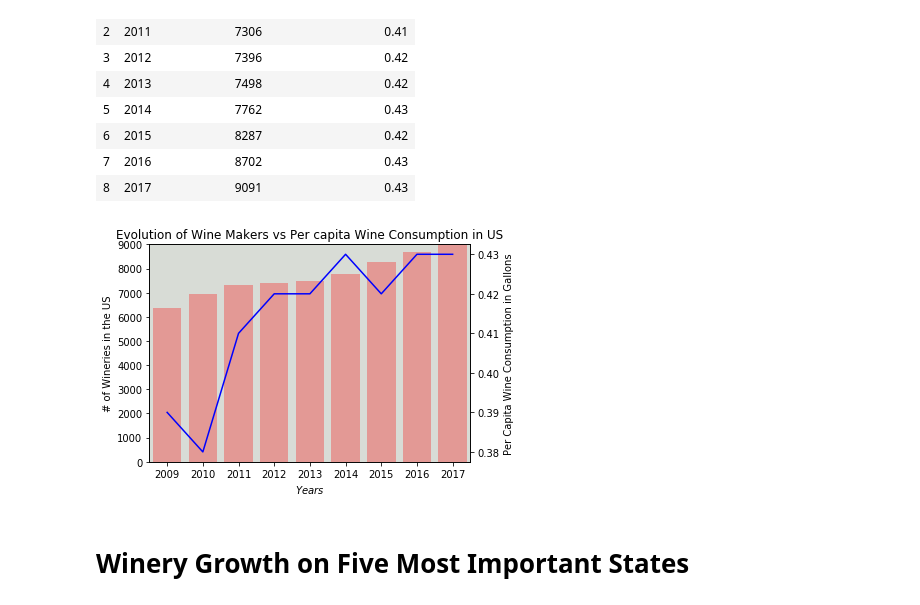
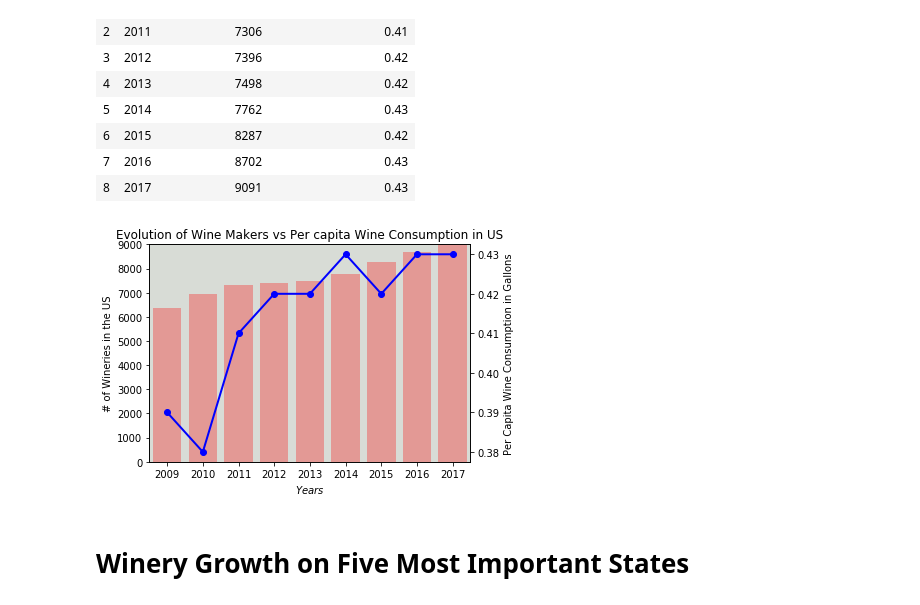
Before and after one commit to epayne323/ProjectOneRepo, a Jupyter notebook: Notebooks/working1_LC.ipynb, the cells around one changed output. Saved outputs shown, nothing was run; the diff lists cells and outputs as text; code cells hidden in the pictures.

```diff
--- a/Notebooks/working1_LC.ipynb
+++ b/Notebooks/working1_LC.ipynb
@@ -49,26 +49,26 @@ merged_wine
 # %%
 #Plot graph with 2 "y" axes
 fig, ax1 = plt.subplots()
 
 #Plot bars
 
 ax1.bar(merged_wine['Year'],merged_wine['# Wineries in US'], color='r', alpha = 0.3, align ='center')
 ax1.set_xlabel('$Years$')
 ax1.set_ylabel('# of Wineries in the US')
 ax = plt.gca()
 ax.set_xlim([2008.5,2017.5])
 ax.set_ylim([0,9000])
 ax.set_facecolor("xkcd:light grey")
 
 # Setting ax2 to be the second "y" axis with x shared
 ax2 = ax1.twinx()
 
 # line Plot
-ax2.plot(merged_wine['Year'],merged_wine['Per capita_Gal of wine'], color='b')
+ax2.plot(merged_wine['Year'],merged_wine['Per capita_Gal of wine'], marker="o", color="b", linewidth=2)
 ax2.set_ylabel('Per Capita Wine Consumption in Gallons')
 
 plt.title('Evolution of Wine Makers vs Per capita Wine Consumption in US')
 plt.tight_layout()
 plt.show()
 # %% [output]
-[figure, old version]
+[figure, new version]
```
Also changed, not shown: parts of 2 cells of this notebook.
